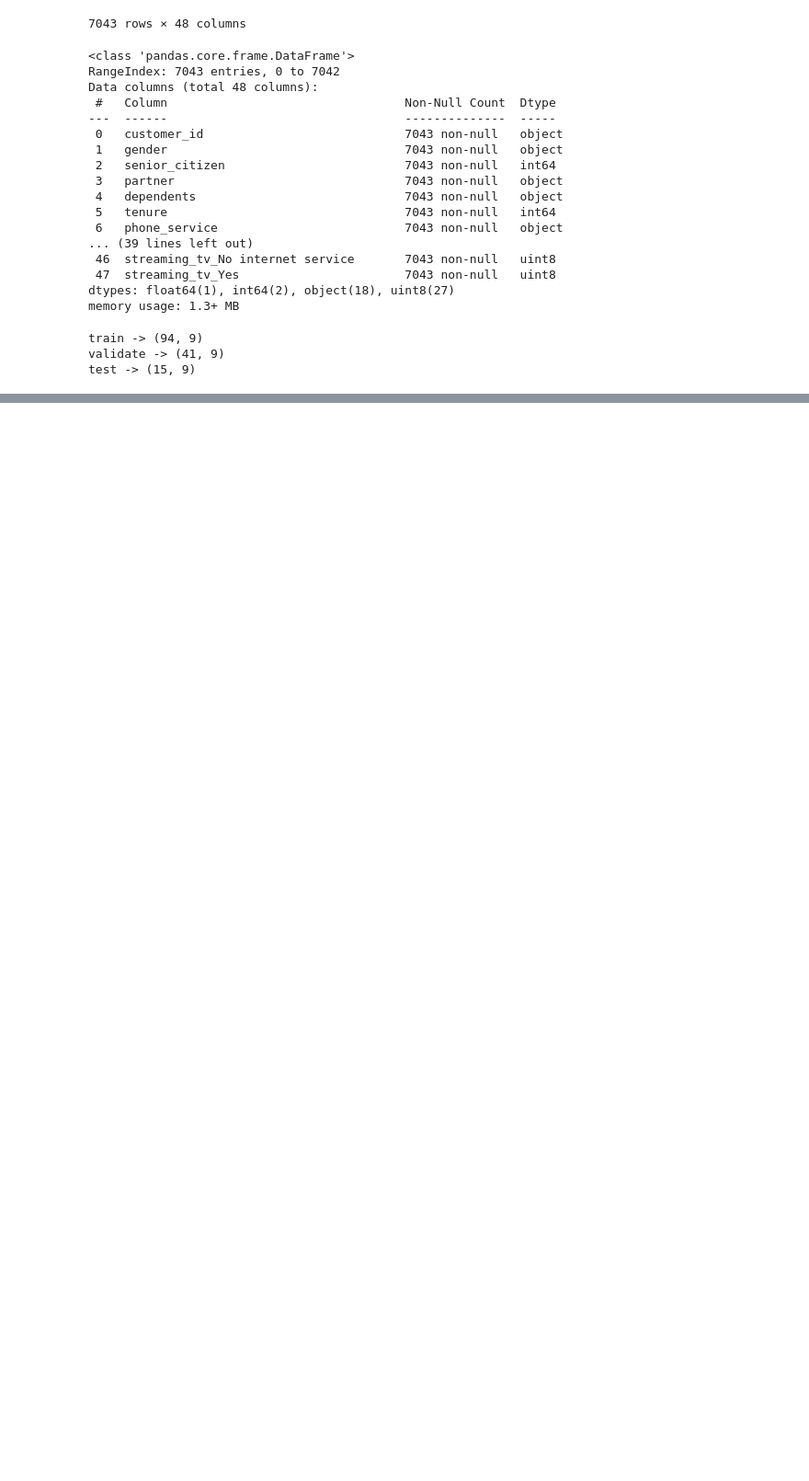
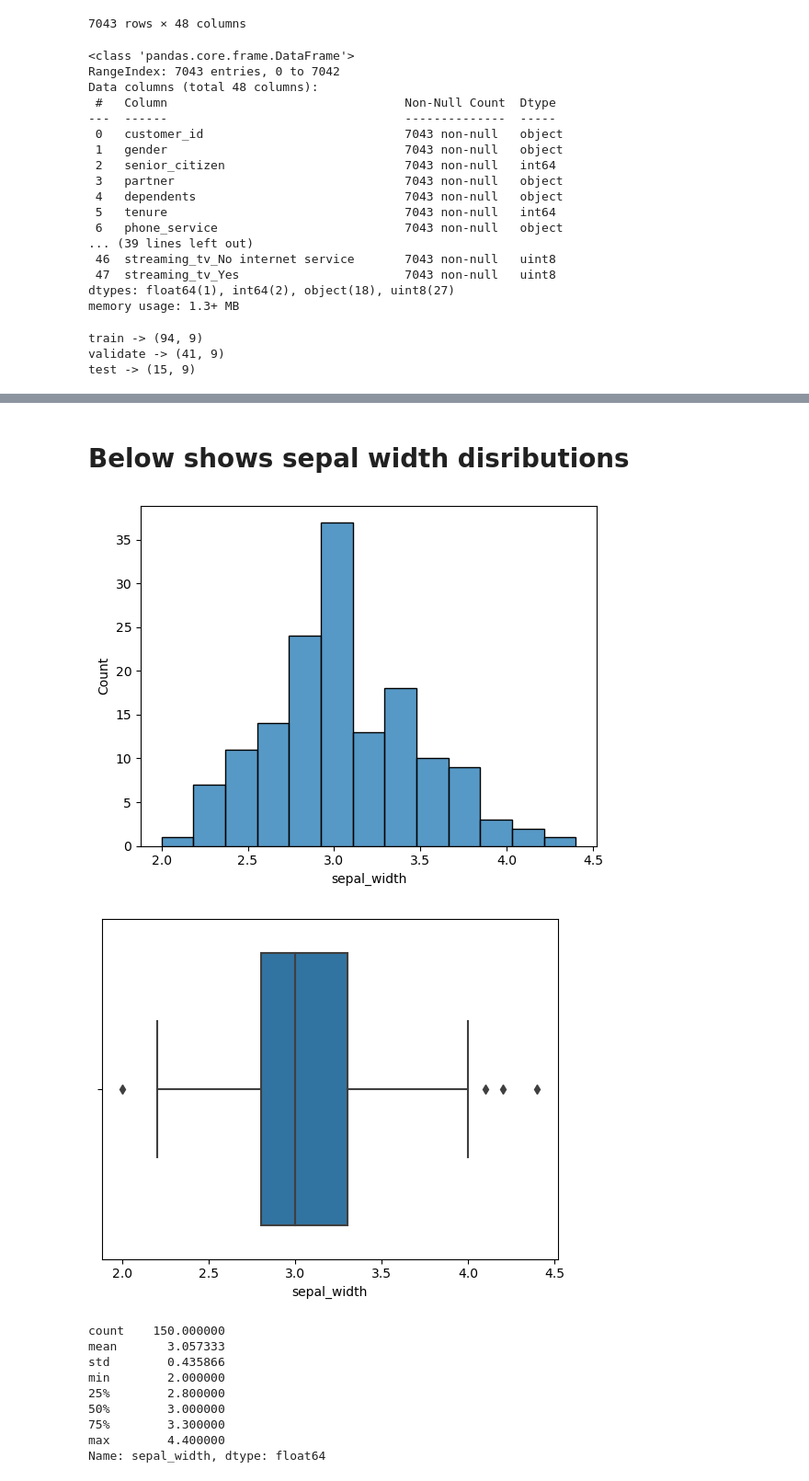
Before and after one commit to wherrickjr/classification-exercises, a Jupyter notebook: classification_exercises.ipynb, the cells around one changed output, grey strips where cells are left out. Shown at 92% size. Cells and saved outputs as stored; diff of their text form; code cells hidden in the pictures; blank space fills up the shorter version.

```diff
--- a/classification_exercises.ipynb
+++ b/classification_exercises.ipynb
@@ -617,0 +700,20 @@ warnings.filterwarnings("ignore")
+# %% [markdown]
+# Below shows sepal width disributions
+# %%
+sns.histplot(iris_df.sepal_width)
+plt.show()
+sns.boxplot(iris_df.sepal_width)
+plt.show()
+iris_df.sepal_width.describe()
+# %% [output]
+[figure, added]
+[figure, added]
+count    150.000000
+mean       3.057333
+std        0.435866
+min        2.000000
+25%        2.800000
+50%        3.000000
+75%        3.300000
+max        4.400000
+Name: sepal_width, dtype: float64
```
Also changed, not shown: parts of 64 cells of this notebook.
